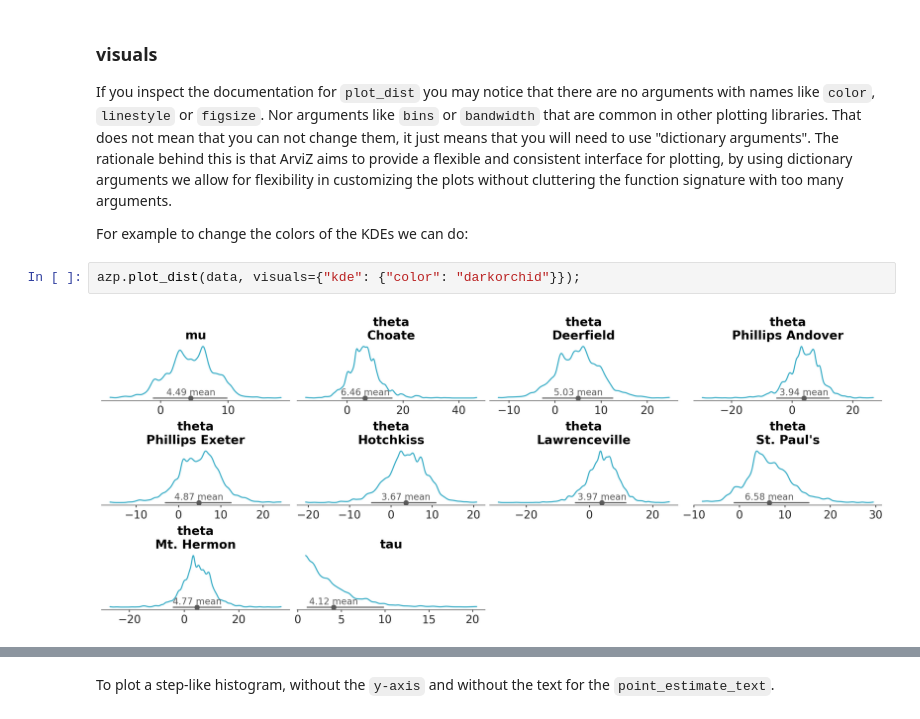
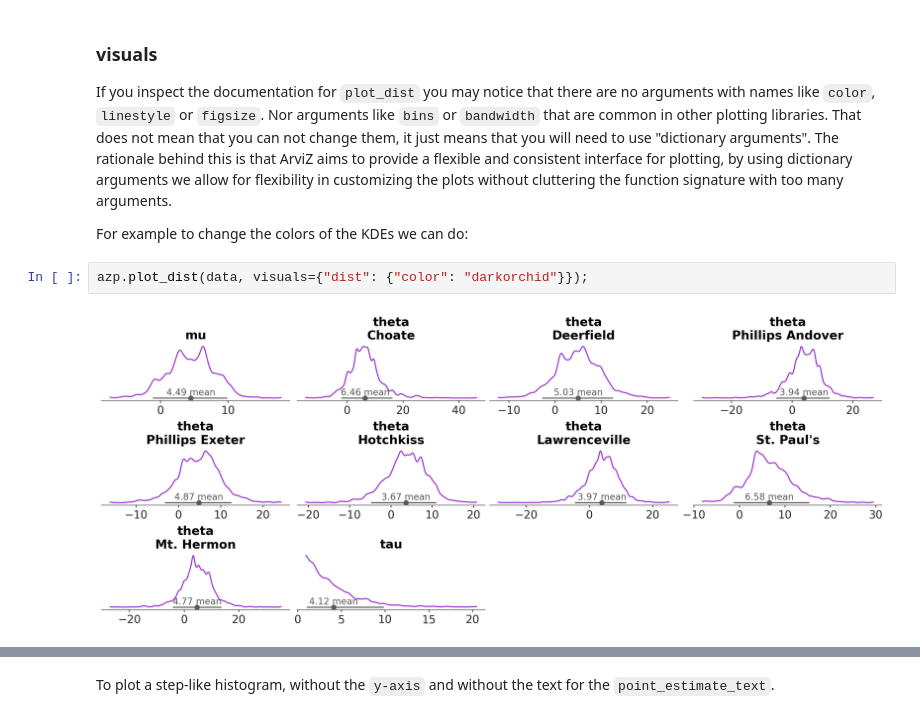
Before and after one commit to arviz-devs/arviz-plots, a Jupyter notebook: docs/source/tutorials/overview.ipynb, the cells around one changed output, grey strips where cells are left out. Saved outputs shown, nothing was run; the diff lists cells and outputs as text.

```diff
--- a/docs/source/tutorials/overview.ipynb
+++ b/docs/source/tutorials/overview.ipynb
@@ -232,9 +231,9 @@ If you inspect the documentation for `plot_dist` you may notice that there are n
 
 For example to change the colors of the KDEs we can do:
 # %%
-azp.plot_dist(data, visuals={"kde": {"color": "darkorchid"}});
+azp.plot_dist(data, visuals={"dist": {"color": "darkorchid"}});
 # %% [output]
-[figure, old version]
+[figure, new version]
 # %% [markdown]
 Hopefully, the example above provides a hint of how to use the `visuals` argument. But, let's go through it in more detail.
 
```
Also changed, not shown: parts of 29 cells of this notebook, 3 other files.
